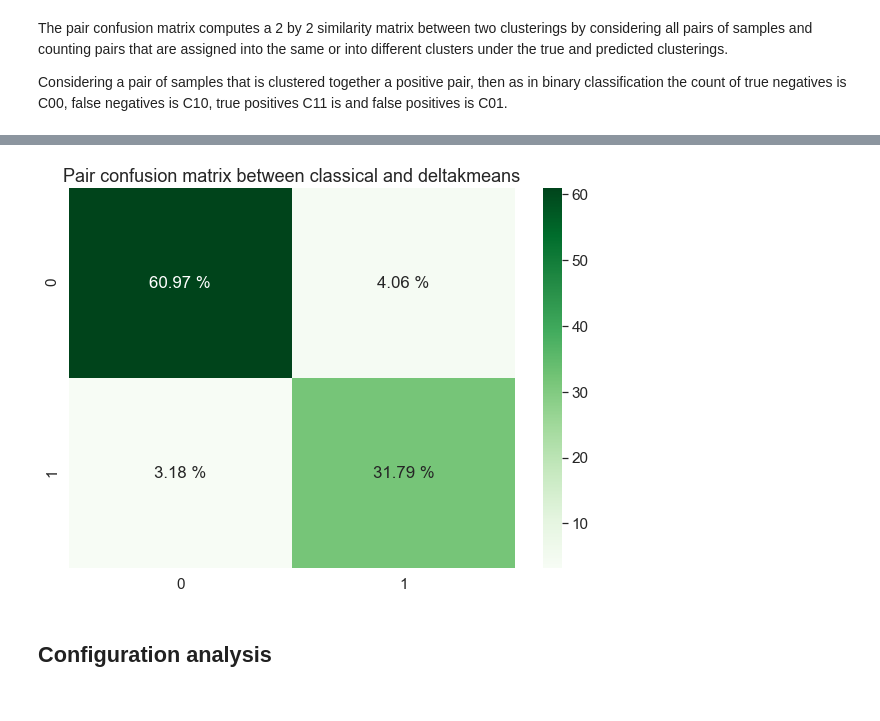
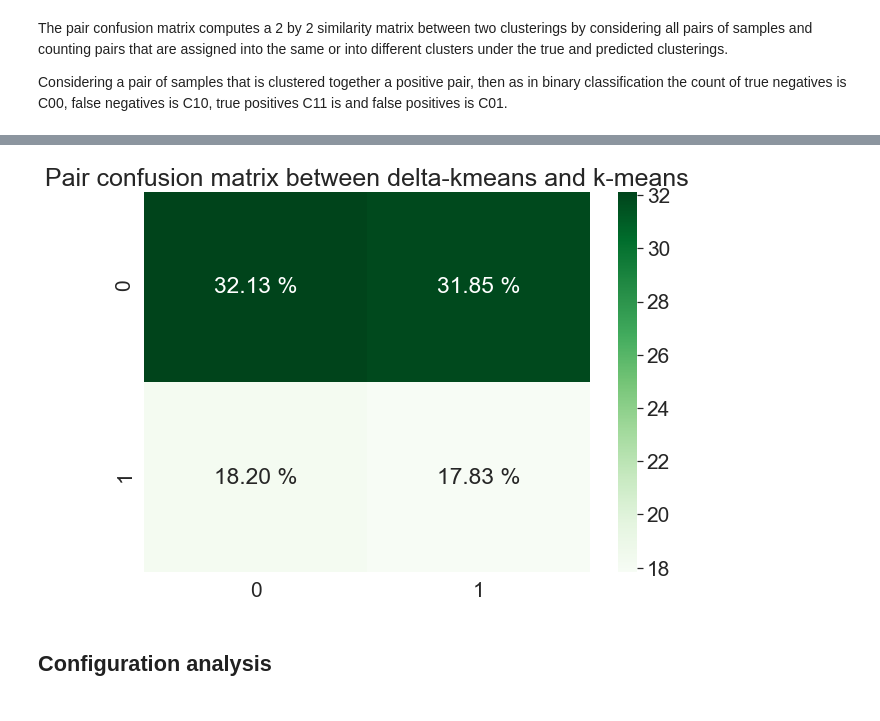
Before and after one commit to AlessandroPoggiali/QKmeans, a Jupyter notebook: test_analysis.ipynb, the cells around one changed output, grey strips where cells are left out. Drawn from its saved outputs; the diff is of its cells as text; code cells hidden in the pictures.

```diff
--- a/test_analysis.ipynb
+++ b/test_analysis.ipynb
@@ -25,8 +25,10 @@ configuration = 0
 df_assignment_qkmeans = pd.read_csv("result/assignment/" + str(dataset) + "_qkmeans" + "_" + str(configuration) + ".csv", sep=',')
 quantum_assignment = df_assignment_qkmeans['cluster']
 # %%
-df_assignment_kmeans = pd.read_csv("result/assignment/" + str(dataset) + "_kmeans" + "_" + str(0) + ".csv", sep=',')
+df_assignment_kmeans = pd.read_csv("FINALTEST/m1sintetici/result/assignment/" + str(dataset) + "_kmeans" + "_" + str(0) + ".csv", sep=',')
 classical_assignment = df_assignment_kmeans['cluster']
+# %%
+deltaconf = 46
 # %%
-df_assignment_deltameans = pd.read_csv("result/assignment/" + str(dataset) + "_deltakmeans" + "_" + str(0) + ".csv", sep=',')
+df_assignment_deltameans = pd.read_csv("FINALTEST/delta/" + str(dataset) + "/result/assignment/" + str(dataset) + "_deltakmeans" + "_" + str(deltaconf) + ".csv", sep=',')
 delta_assignment = df_assignment_deltameans['cluster']
@@ -53,13 +57,13 @@ sn.set(font_scale=1.4)
 # %%
 cm = pair_confusion_matrix(delta_assignment, classical_assignment)
 plt.figure(figsize = (10,7))
-plt.title("Pair confusion matrix between classical and deltakmeans", fontsize=18)
+plt.title("Pair confusion matrix between delta-kmeans and k-means", fontsize=25)
 cm = (cm/np.sum(cm))*100
 s = sn.heatmap(cm, annot=True, fmt=".2f", cmap='Greens')
 for t in s.texts: t.set_text(t.get_text() + " %")
-sn.set(font_scale=1.4)
+sn.set(font_scale=1.9)
 # %% [output]
-[figure, old version]
+[figure, new version]
 # %% [markdown]
 <h2>Configuration analysis<h2>
 # %%
```
Also changed, not shown: parts of 39 cells of this notebook, 49 other files.
